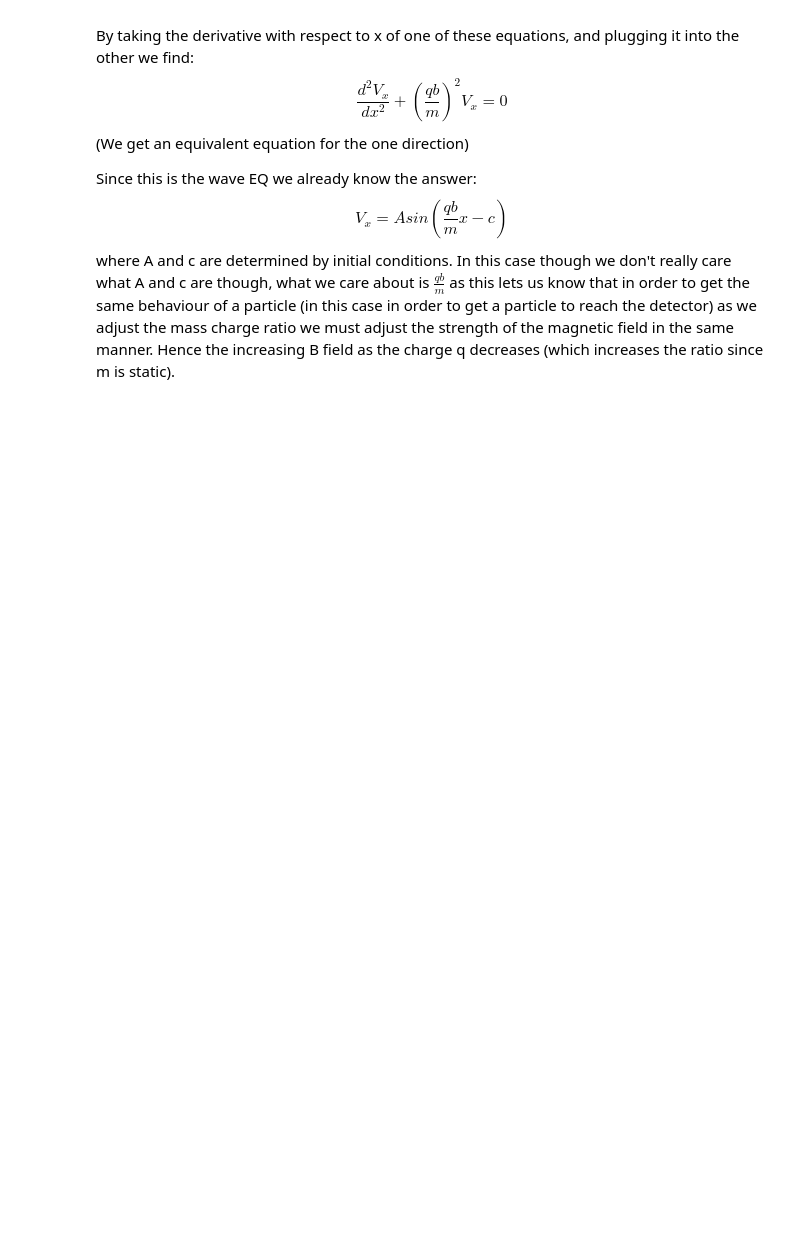
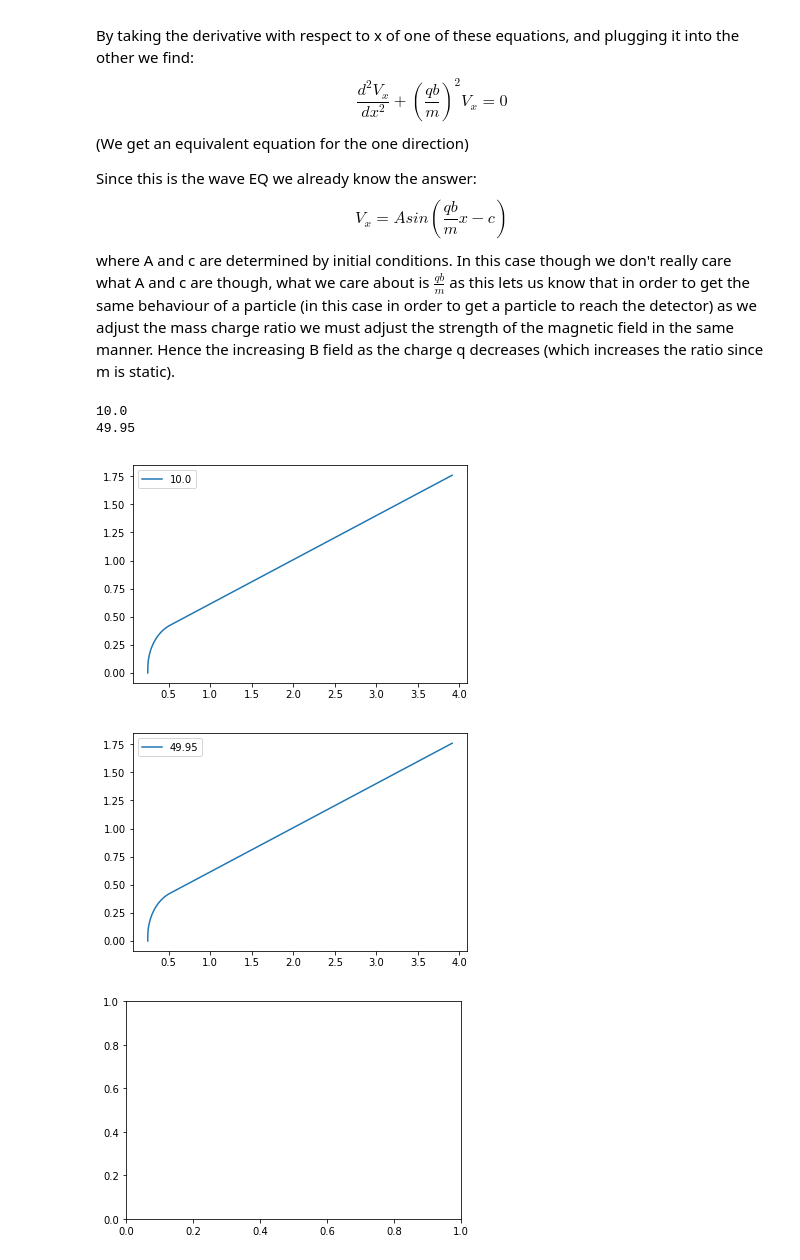
Before and after one commit to lbelmanw/Lectures, a Jupyter notebook: Assignment2.ipynb, the cells around one changed output. Drawn from its saved outputs; the diff is of its cells as text; code cells hidden in the pictures; blank space fills up the shorter version.

```diff
--- a/Assignment2.ipynb
+++ b/Assignment2.ipynb
@@ -704,3 +704,66 @@ If we write the forces out component wise we get: $$F_{x} = - qbv_{x}j$$ $$F_{y}
 By taking the derivative with respect to x of one of these equations, and plugging it into the other we find: $$\frac{d^2V_{x}}{dx^2} + (\frac{qb}{m})^2V_{x}=0$$ (We get an equivalent equation for the one direction)
 
 Since this is the wave EQ we already know the answer: $$V_{x}=Asin(\frac{qb}{m}x-c)$$ where A and c are determined by initial conditions. In this case though we don't really care what A and c are though, what we care about is $\frac{qb}{m}$ as this lets us know that in order to get the same behaviour of a particle (in this case in order to get a particle to reach the detector) as we adjust the mass charge ratio we must adjust the strength of the magnetic field in the same manner. Hence the increasing B field as the charge q decreases (which increases the ratio since m is static).
+# %%
+found = 0
+for i in range(980,1020):
+    particlem2 = Magnetic(q = 0.1, magnetic = np.array([0.0,0.0,i/100]), x0 = np.array([0.25,0.0,0.0]), v0 = np.array([0.0,0.4,0.0]))
+    particlem2.RK4_trajectory()
+    a = np.where((np.array(particlem2.x_array) > 0.75) & (np.array(particlem2.x_array) < 0.85))
+    for j in range(len(a[0])):
+        index = a[0][j]
+        y = particlem2.y_array[index]
+        if((y > (0.51617 - 0.00025)) and (y < (0.51617 + 0.00025))):
+            if(found == 0):
+                print(i/100)
+                plt.plot(particlem2.x_array, particlem2.y_array, label = i/100)
+                found = 1
+
+plt.legend(loc = 2)
+
+fig1 = plt.figure()
+ax1 = fig1.add_subplot(111)
+
+found = 0
+for i in range(4995,5005):
+    particlem3 = Magnetic(q = 0.02, magnetic = np.array([0.0,0.0,50.0]), x0 = np.array([0.25,0.0,0.0]), v0 = np.array([0.0,0.4,0.0]))
+    particlem3.RK4_trajectory()
+    a = np.where((np.array(particlem3.x_array) > 0.75) & (np.array(particlem3.x_array) < 0.85))
+    for j in range(len(a[0])):
+        index = a[0][j]
+        y = particlem3.y_array[index]
+        if((y > (0.51617 - 0.00025)) and (y < (0.51617 + 0.00025))):
+            if(found == 0):
+                print(i/100)
+                plt.plot(particlem3.x_array, particlem3.y_array, label = i/100)
+                found = 1
+
+plt.legend(loc = 2)
+
+fig1 = plt.figure()
+ax1 = fig1.add_subplot(111)
+
+found = 0
+for k in range(9800,1100):
+    print('yes')
+    particlem3 = Magnetic(q = 0.01, magnetic = np.array([0.0,0.0,50.0]), x0 = np.array([0.25,0.0,0.0]), v0 = np.array([0.0,0.4,0.0]))
+    particlem3.RK4_trajectory()
+    print(particlem3.x_array)
+    a = np.where((np.array(particlem3.x_array) > 0.75) & (np.array(particlem3.x_array) < 0.85))
+    print(a)
+    for j in range(len(a[0])):
+        index = a[0][j]
+        y = particlem3.y_array[index]
+        print(y)
+        if((y > (0.51617 - 0.01)) and (y < (0.51617 + 0.01))):
+            print(y)
+            if(found == 0):
+                print(i/100)
+                plt.plot(particlem3.x_array, particlem3.y_array, label = i/100)
+                found = 1
+# %% [output]
+10.0
+49.95
+[figure, added]
+[figure, added]
+[figure, added]
```
Also changed, not shown: parts of 8 cells of this notebook, 4 other files.
